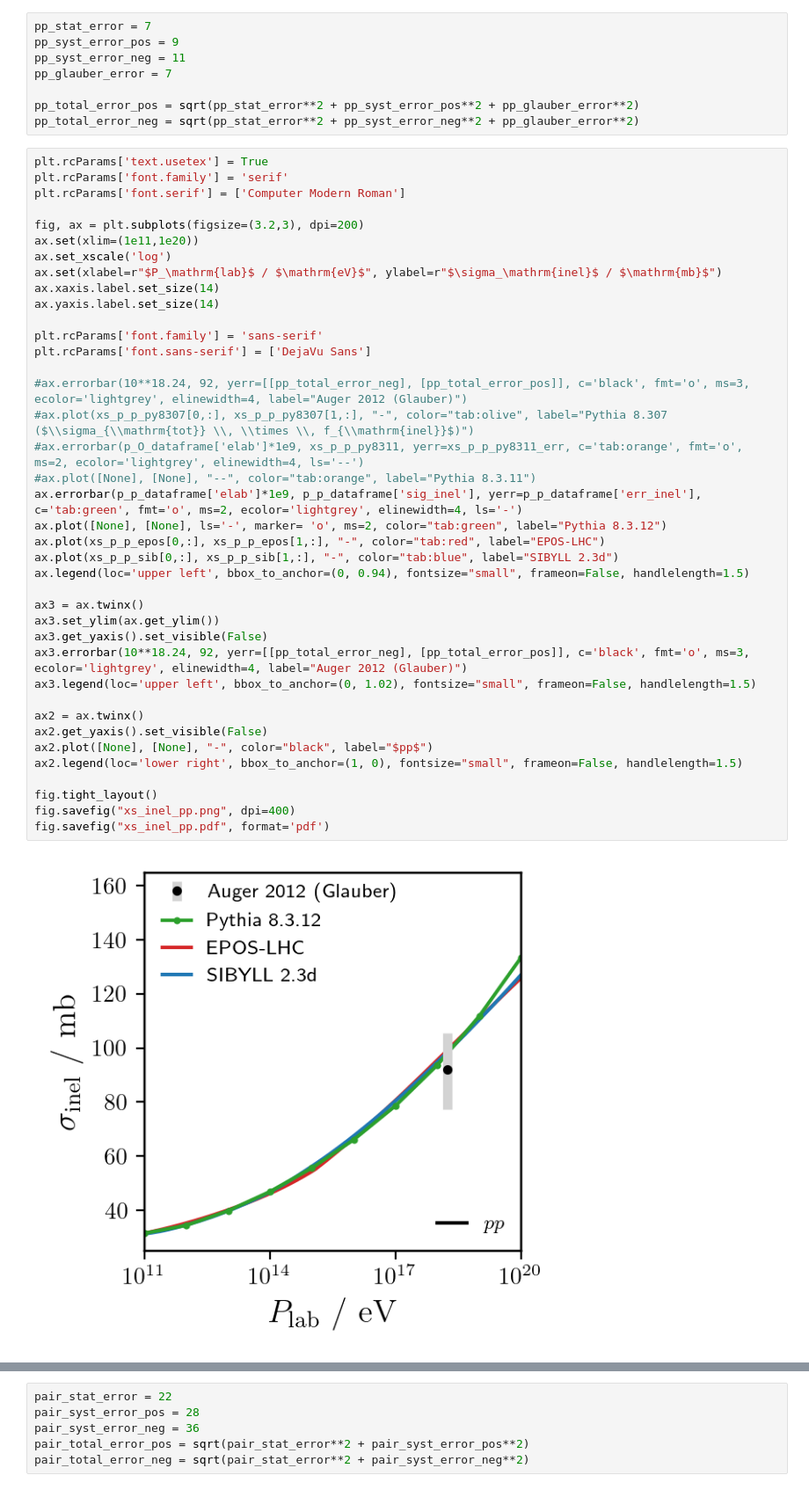
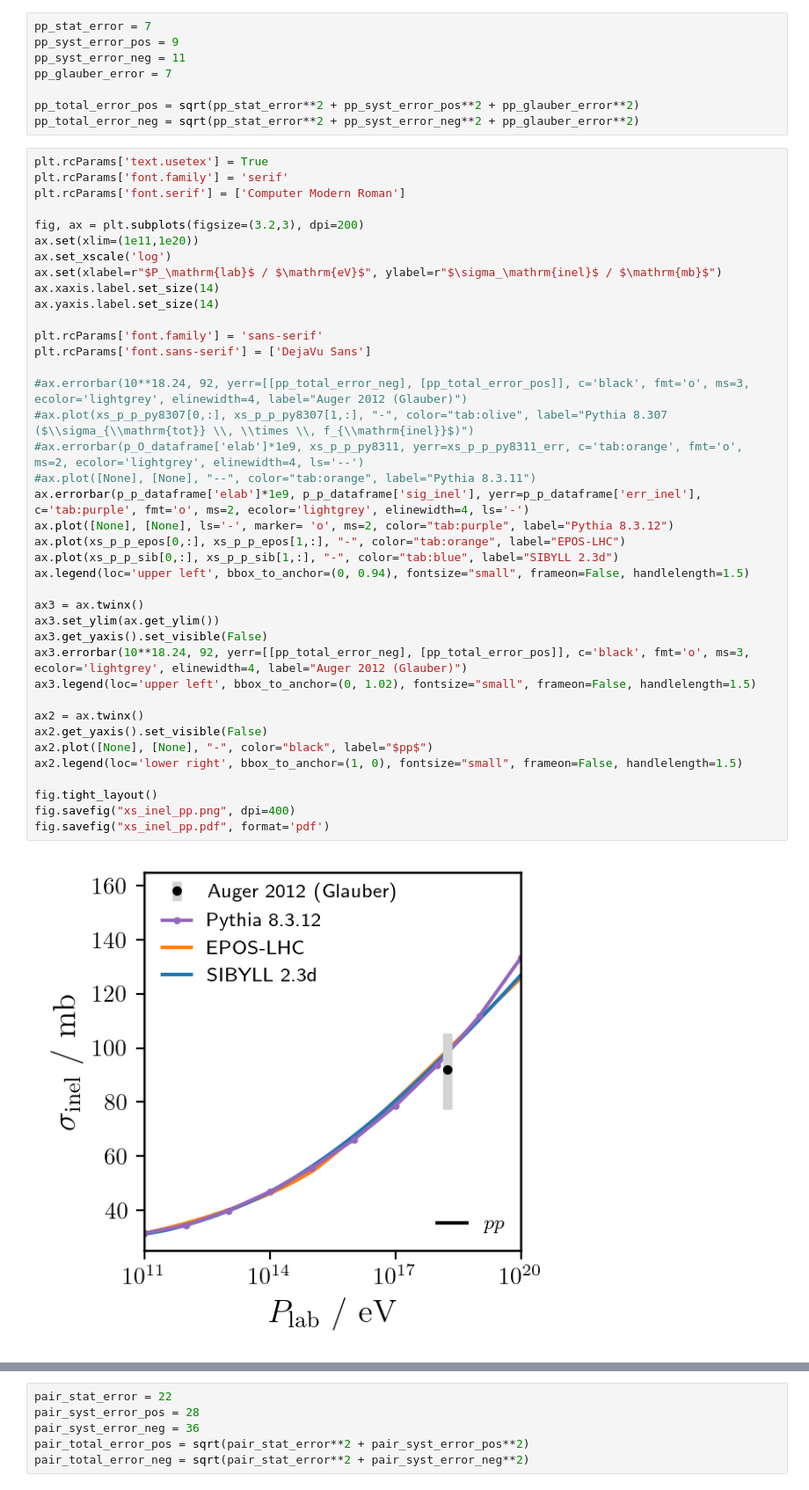
Before and after one commit to gaudu/pythia8312, a Jupyter notebook: examples/pythia8312_xsec_plotting.ipynb, the cells around one changed output, grey strips where cells are left out. Shown at 88% size. Drawn from its saved outputs; the diff is of its cells as text.

```diff
--- a/examples/pythia8312_xsec_plotting.ipynb
+++ b/examples/pythia8312_xsec_plotting.ipynb
@@ -239,37 +239,37 @@ ax.set(xlim=(1e11,1e20))
 ax.set_xscale('log')
 ax.set(xlabel=r"$P_\mathrm{lab}$ / $\mathrm{eV}$", ylabel=r"$\sigma_\mathrm{inel}$ / $\mathrm{mb}$")
 ax.xaxis.label.set_size(14)
 ax.yaxis.label.set_size(14)
 
 plt.rcParams['font.family'] = 'sans-serif'
 plt.rcParams['font.sans-serif'] = ['DejaVu Sans']
 
 #ax.errorbar(10**18.24, 92, yerr=[[pp_total_error_neg], [pp_total_error_pos]], c='black', fmt='o', ms=3, ecolor='lightgrey', elinewidth=4, label="Auger 2012 (Glauber)")
 #ax.plot(xs_p_p_py8307[0,:], xs_p_p_py8307[1,:], "-", color="tab:olive", label="Pythia 8.307 ($\\sigma_{\\mathrm{tot}} \\, \\times \\, f_{\\mathrm{inel}}$)")
 #ax.errorbar(p_O_dataframe['elab']*1e9, xs_p_p_py8311, yerr=xs_p_p_py8311_err, c='tab:orange', fmt='o', ms=2, ecolor='lightgrey', elinewidth=4, ls='--')
 #ax.plot([None], [None], "--", color="tab:orange", label="Pythia 8.3.11")
-ax.errorbar(p_p_dataframe['elab']*1e9, p_p_dataframe['sig_inel'], yerr=p_p_dataframe['err_inel'], c='tab:green', fmt='o', ms=2, ecolor='lightgrey', elinewidth=4, ls='-')
-ax.plot([None], [None], ls='-', marker= 'o', ms=2, color="tab:green", label="Pythia 8.3.12")
-ax.plot(xs_p_p_epos[0,:], xs_p_p_epos[1,:], "-", color="tab:red", label="EPOS-LHC")
+ax.errorbar(p_p_dataframe['elab']*1e9, p_p_dataframe['sig_inel'], yerr=p_p_dataframe['err_inel'], c='tab:purple', fmt='o', ms=2, ecolor='lightgrey', elinewidth=4, ls='-')
+ax.plot([None], [None], ls='-', marker= 'o', ms=2, color="tab:purple", label="Pythia 8.3.12")
+ax.plot(xs_p_p_epos[0,:], xs_p_p_epos[1,:], "-", color="tab:orange", label="EPOS-LHC")
 ax.plot(xs_p_p_sib[0,:], xs_p_p_sib[1,:], "-", color="tab:blue", label="SIBYLL 2.3d")
 ax.legend(loc='upper left', bbox_to_anchor=(0, 0.94), fontsize="small", frameon=False, handlelength=1.5)
 
 ax3 = ax.twinx()
 ax3.set_ylim(ax.get_ylim())
 ax3.get_yaxis().set_visible(False)
 ax3.errorbar(10**18.24, 92, yerr=[[pp_total_error_neg], [pp_total_error_pos]], c='black', fmt='o', ms=3, ecolor='lightgrey', elinewidth=4, label="Auger 2012 (Glauber)")
 ax3.legend(loc='upper left', bbox_to_anchor=(0, 1.02), fontsize="small", frameon=False, handlelength=1.5)
 
 ax2 = ax.twinx()
 ax2.get_yaxis().set_visible(False)
 ax2.plot([None], [None], "-", color="black", label="$pp$")
 ax2.legend(loc='lower right', bbox_to_anchor=(1, 0), fontsize="small", frameon=False, handlelength=1.5)
 
 fig.tight_layout()
 fig.savefig("xs_inel_pp.png", dpi=400)
 fig.savefig("xs_inel_pp.pdf", format='pdf')
 # %% [output]
-[figure, old version]
+[figure, new version]
 # %%
 plt.rcParams['text.usetex'] = True
 plt.rcParams['font.family'] = 'serif'
```
Also changed, not shown: parts of 7 cells of this notebook.
